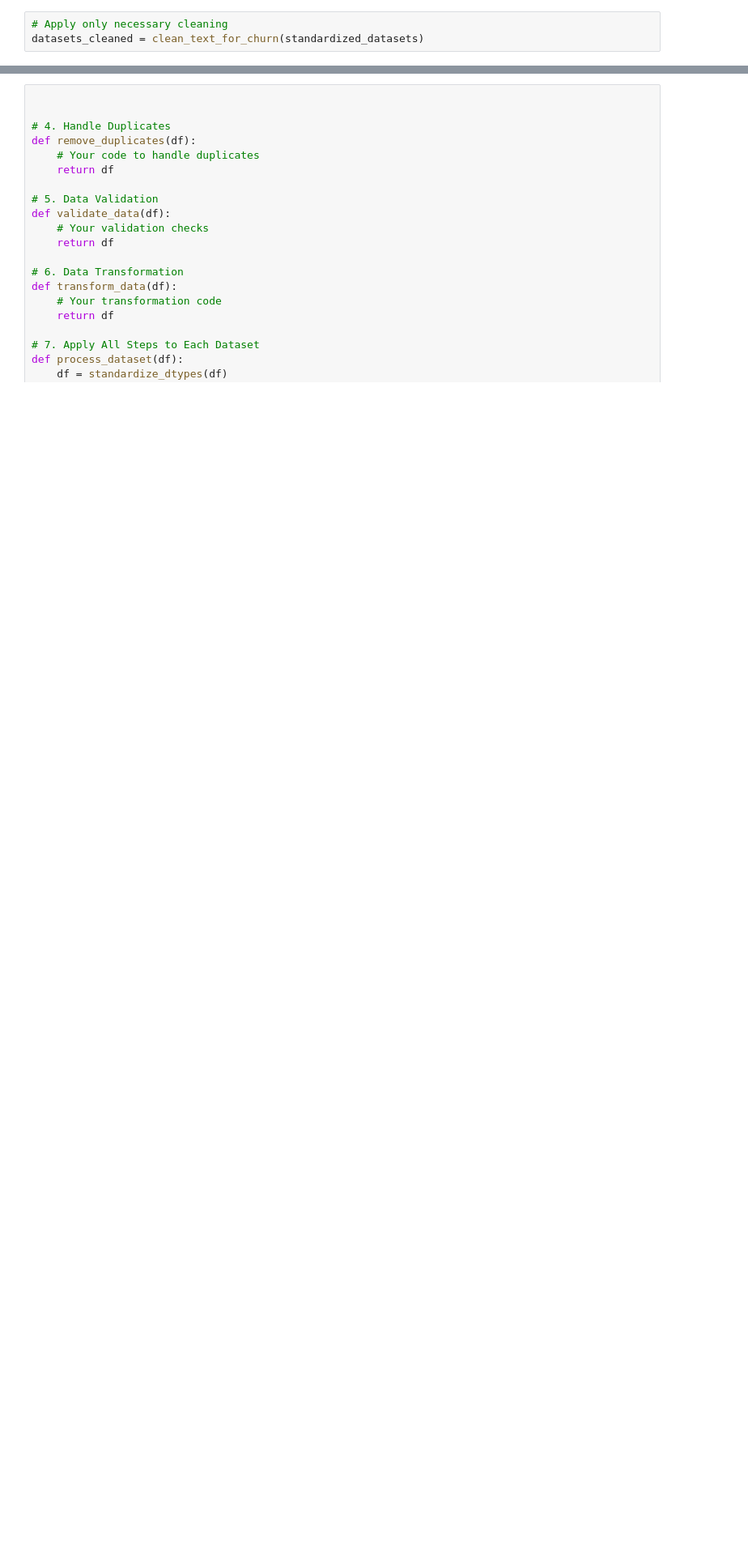
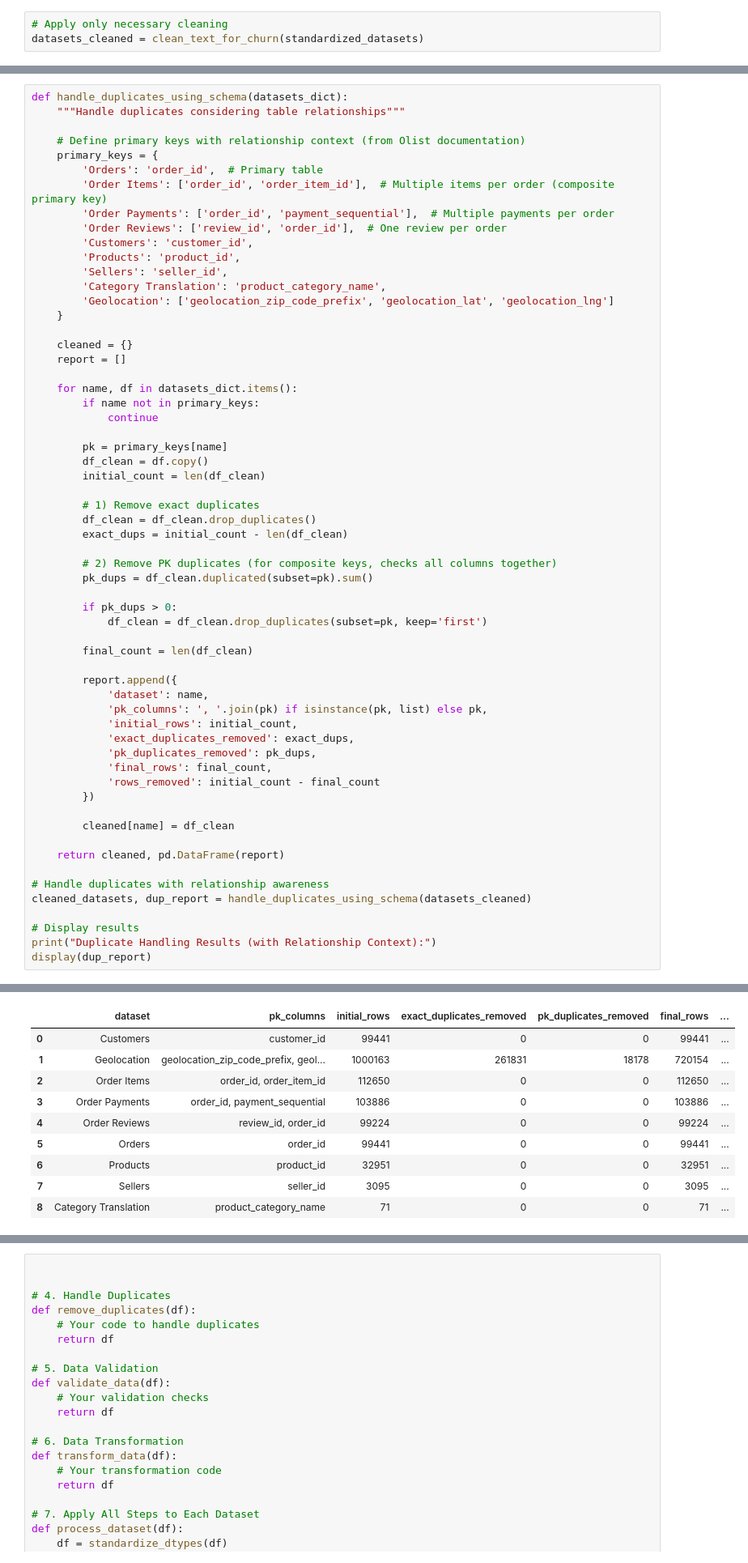
Before and after one commit to shanusaras/Customer_Churn_Prediction_and_Retention_Dashboard, a Jupyter notebook: notebooks/01_data_cleaning.ipynb, the cells around one changed output, grey strips where cells are left out. Shown at 81% size. Saved outputs shown, nothing was run; the diff lists cells and outputs as text; blank space fills up the shorter version.

```diff
--- a/notebooks/01_data_cleaning.ipynb
+++ b/notebooks/01_data_cleaning.ipynb
@@ -1247,0 +1234,61 @@ duplicates_report
+# %%
+def handle_duplicates_using_schema(datasets_dict):
+    """Handle duplicates considering table relationships"""
+
+    # Define primary keys with relationship context (from Olist documentation)
+    primary_keys = {
+        'Orders': 'order_id',  # Primary table
+        'Order Items': ['order_id', 'order_item_id'],  # Multiple items per order (composite primary key)
+        'Order Payments': ['order_id', 'payment_sequential'],  # Multiple payments per order
+        'Order Reviews': ['review_id', 'order_id'],  # One review per order
+        'Customers': 'customer_id',
+        'Products': 'product_id',
+        'Sellers': 'seller_id',
+        'Category Translation': 'product_category_name',
+        'Geolocation': ['geolocation_zip_code_prefix', 'geolocation_lat', 'geolocation_lng']
+    }
+
+    cleaned = {}
+    report = []
+
+    for name, df in datasets_dict.items():
+        if name not in primary_keys:
+            continue
+
+        pk = primary_keys[name]
+        df_clean = df.copy()
+        initial_count = len(df_clean)
+
+        # 1) Remove exact duplicates
+        df_clean = df_clean.drop_duplicates()
+        exact_dups = initial_count - len(df_clean)
+
+        # 2) Remove PK duplicates (for composite keys, checks all columns together)
+        pk_dups = df_clean.duplicated(subset=pk).sum()
+
+        if pk_dups > 0:
+            df_clean = df_clean.drop_duplicates(subset=pk, keep='first')
+
+        final_count = len(df_clean)
+
+        report.append({
+            'dataset': name,
+            'pk_columns': ', '.join(pk) if isinstance(pk, list) else pk,
+            'initial_rows': initial_count,
+            'exact_duplicates_removed': exact_dups,
+            'pk_duplicates_removed': pk_dups,
+            'final_rows': final_count,
+            'rows_removed': initial_count - final_count
+        })
+
+        cleaned[name] = df_clean
+
+    return cleaned, pd.DataFrame(report)
+
+# Handle duplicates with relationship awareness
+cleaned_datasets, dup_report = handle_duplicates_using_schema(datasets_cleaned)
+
+# Display results
+print("Duplicate Handling Results (with Relationship Context):")
+display(dup_report)
+# %% [output]
@@ -1247,0 +1296,10 @@ duplicates_report
+|  | dataset | pk_columns | initial_rows | exact_duplicates_removed | pk_duplicates_removed | final_rows | ... |
+| 0 | Customers | customer_id | 99441 | 0 | 0 | 99441 | ... |
+| 1 | Geolocation | geolocation_zip_code_prefix, geol... | 1000163 | 261831 | 18178 | 720154 | ... |
+| 2 | Order Items | order_id, order_item_id | 112650 | 0 | 0 | 112650 | ... |
+| 3 | Order Payments | order_id, payment_sequential | 103886 | 0 | 0 | 103886 | ... |
+| 4 | Order Reviews | review_id, order_id | 99224 | 0 | 0 | 99224 | ... |
+| 5 | Orders | order_id | 99441 | 0 | 0 | 99441 | ... |
+| 6 | Products | product_id | 32951 | 0 | 0 | 32951 | ... |
+| 7 | Sellers | seller_id | 3095 | 0 | 0 | 3095 | ... |
+| 8 | Category Translation | product_category_name | 71 | 0 | 0 | 71 | ... |
```
Also changed, not shown: parts of 16 cells of this notebook.
